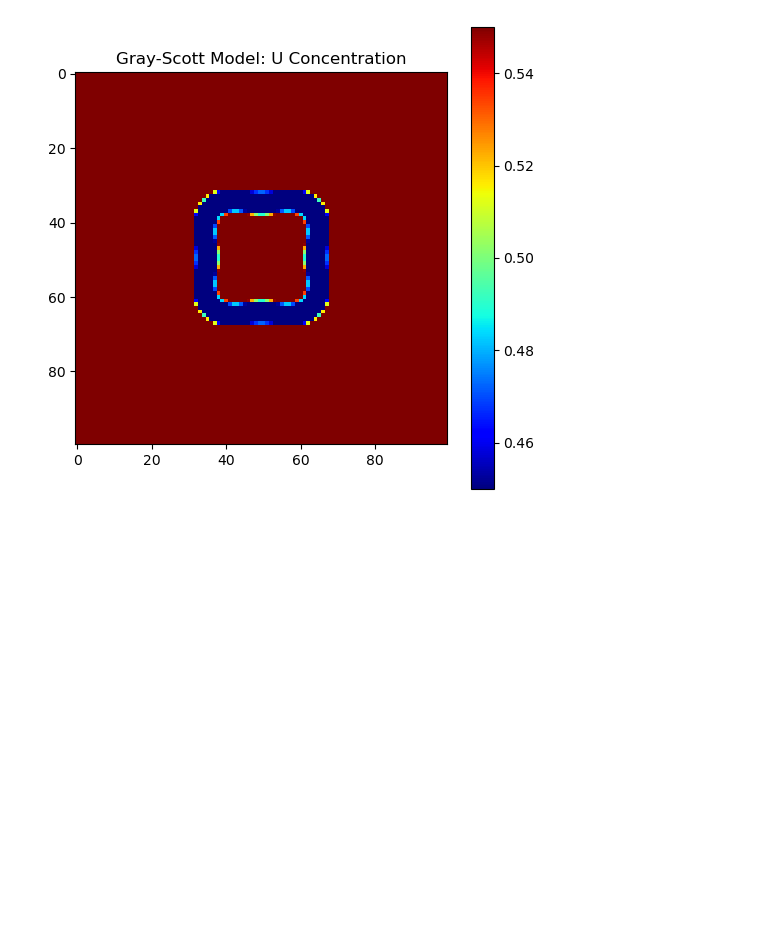
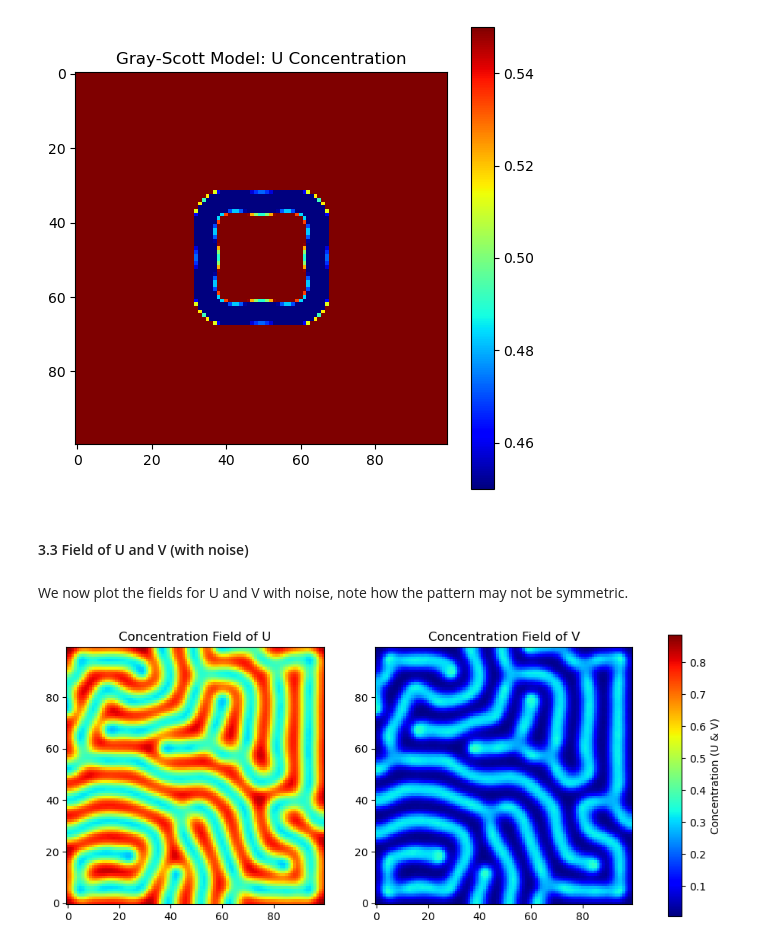
Before and after one commit to kushhhhs/ScientificComputingAssignment2, a Jupyter notebook: gray_scott.ipynb, the cells around one changed output. Saved outputs shown, nothing was run; the diff lists cells and outputs as text; code cells hidden in the pictures; blank space fills up the shorter version.

Commit message:
added more notes and plots to the gs notebook

```diff
--- a/gray_scott.ipynb
+++ b/gray_scott.ipynb
@@ -99,3 +103,12 @@ gs = GrayScott()
 create_animation(gs) #This may take several minutes
 # %% [output]
 [figure]
+# %% [markdown]
+#### 3.3 Field of U and V (with noise)
+# %% [markdown]
+We now plot the fields for U and V with noise, note how the pattern may not be symmetric.
+# %%
+gray_scott_UV_noise = GrayScott(noise=0.001)
+plot_field_UV(gray_scott_UV_noise)
+# %% [output]
+[figure, added]
```
Also changed, not shown: parts of 6 cells of this notebook.
